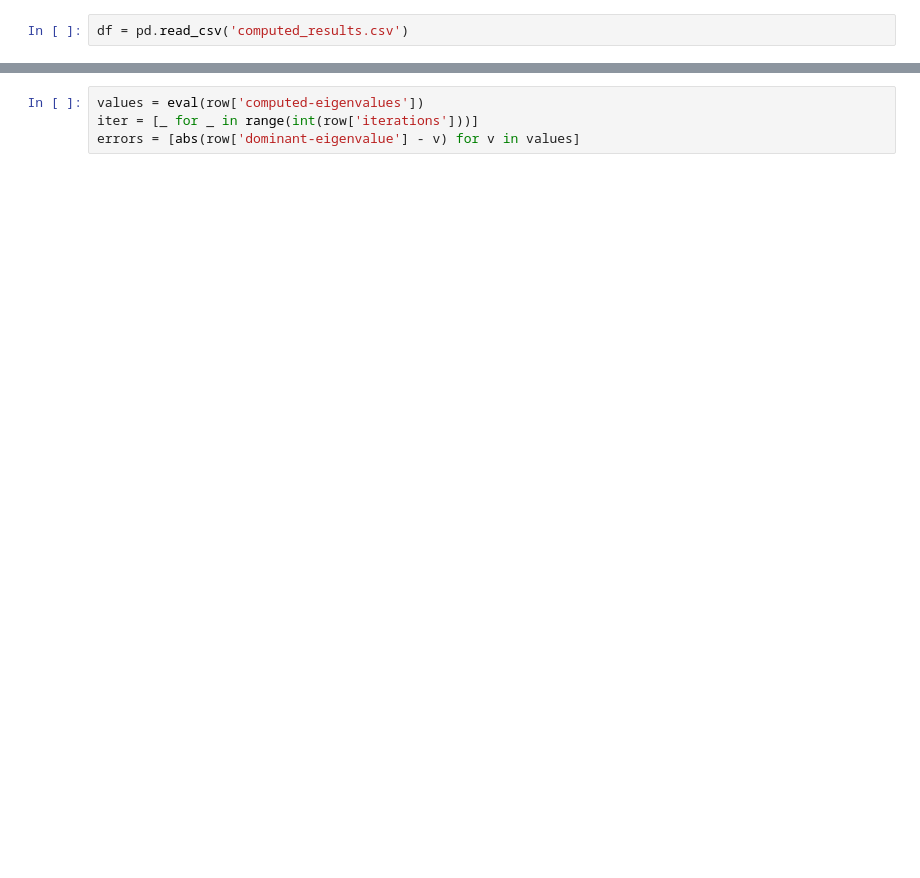
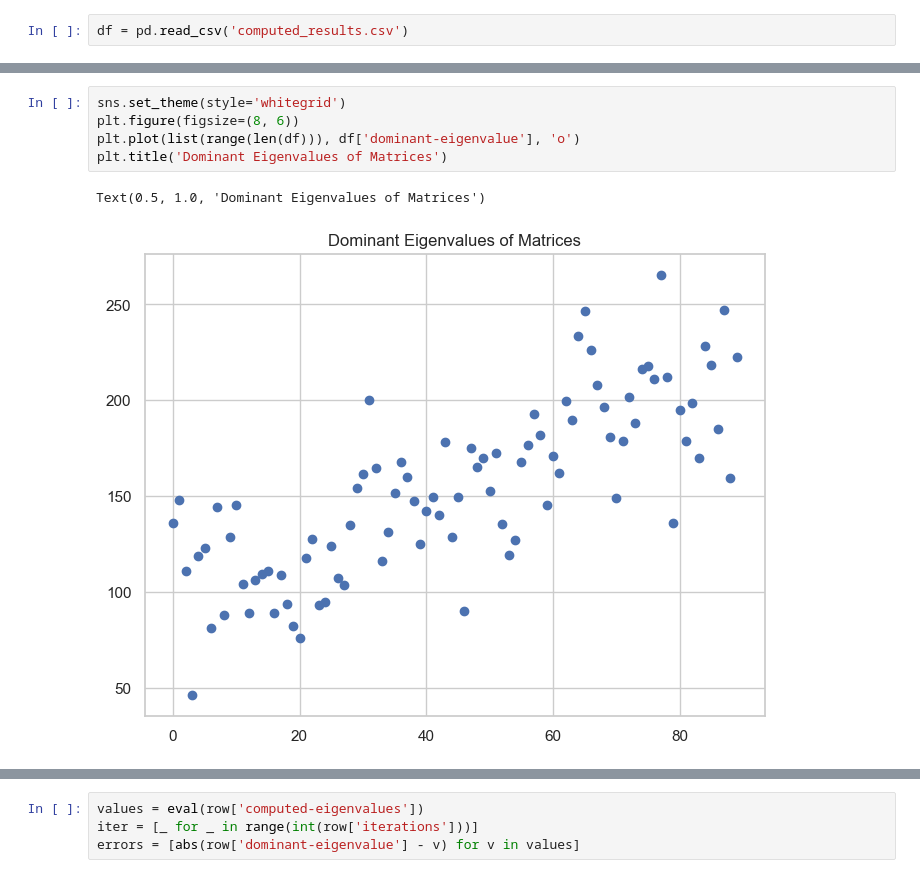
Before and after one commit to serize02/Eigen-Analyzer, a Jupyter notebook: data.ipynb, the cells around one changed output, grey strips where cells are left out. Drawn from its saved outputs; the diff is of its cells as text; blank space fills up the shorter version.

```diff
--- a/data.ipynb
+++ b/data.ipynb
@@ -17 +19,9 @@ df.head()
+# %%
+sns.set_theme(style='whitegrid')
+plt.figure(figsize=(8, 6))
+plt.plot(list(range(len(df))), df['dominant-eigenvalue'], 'o')
+plt.title('Dominant Eigenvalues of Matrices')
+# %% [output]
+Text(0.5, 1.0, 'Dominant Eigenvalues of Matrices')
+[figure, added]
 # %%
```
Also changed, not shown: parts of 4 cells of this notebook, 1 other file.
